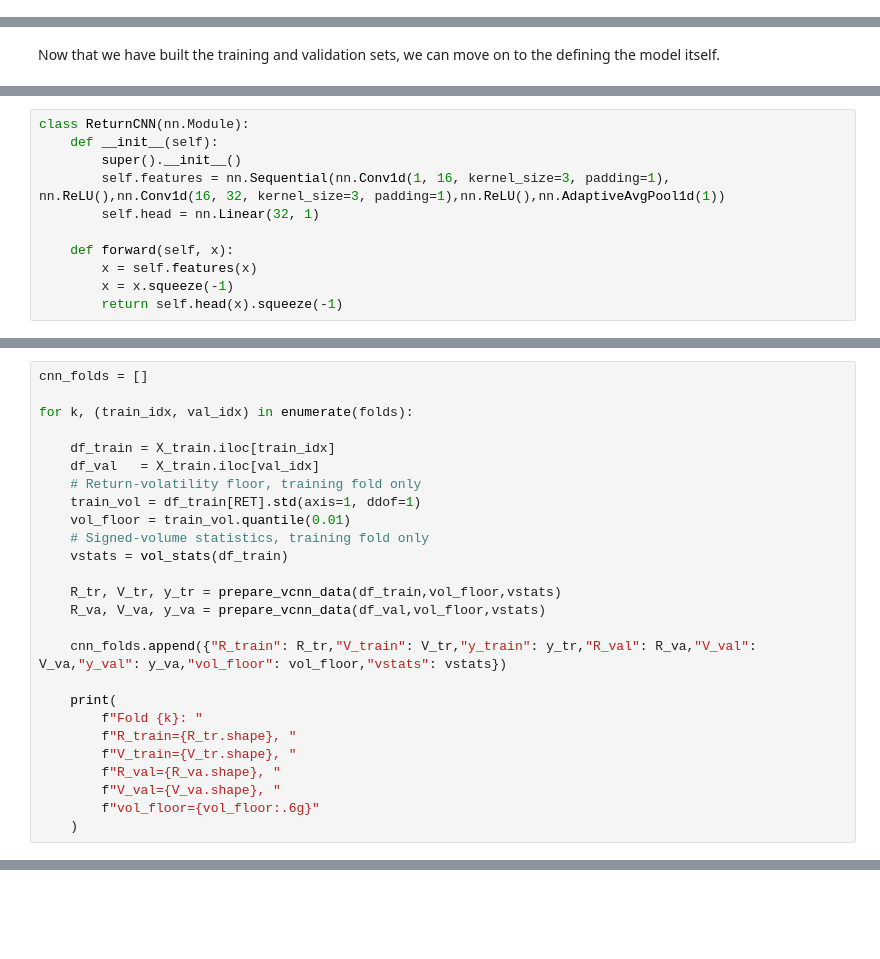
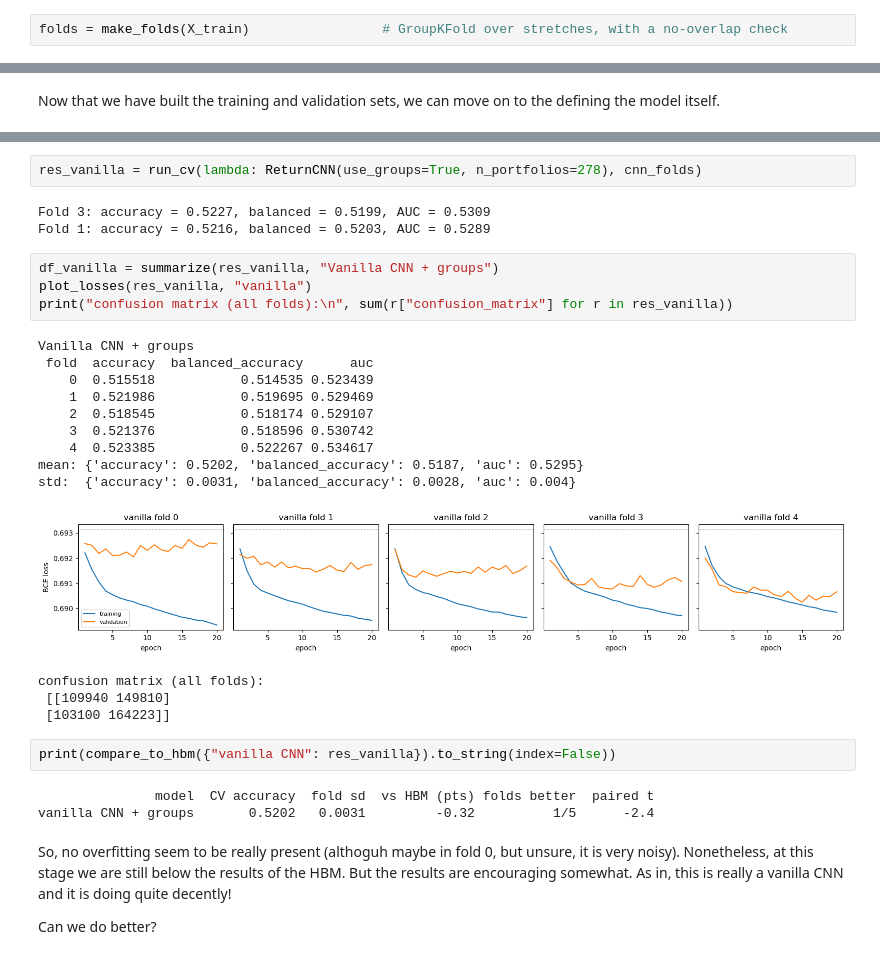
Before and after one commit to MarcoGaloppo/qrt-hierarchical-bayes, a Jupyter notebook: CNNApproach.ipynb, the cells around one changed output, grey strips where cells are left out. Drawn from its saved outputs; the diff is of its cells as text; blank space fills up the shorter version.

Commit message:
CNN test. HBM on top. Better CNN architecture or different approach needed to beat HBM.

```diff
--- a/CNNApproach.ipynb
+++ b/CNNApproach.ipynb
@@ -241,0 +55,2 @@ for k, (train_idx, val_idx) in enumerate(folds):
+# %%
+folds = make_folds(X_train)                 # GroupKFold over stretches, with a no-overlap check
@@ -312,11 +80,0 @@ The choice follwos from the fact that the CNN should be explicitly trained to di
-# %%
-class ReturnCNN(nn.Module):
-    def __init__(self):
-        super().__init__()
-        self.features = nn.Sequential(nn.Conv1d(1, 16, kernel_size=3, padding=1), nn.ReLU(),nn.Conv1d(16, 32, kernel_size=3, padding=1),nn.ReLU(),nn.AdaptiveAvgPool1d(1))
-        self.head = nn.Linear(32, 1)
-
-    def forward(self, x):
-        x = self.features(x)
-        x = x.squeeze(-1)
-        return self.head(x).squeeze(-1)
@@ -785,26 +80,0 @@ class ReturnVolumeCNN(nn.Module):
-# %%
-cnn_folds = []
-
-for k, (train_idx, val_idx) in enumerate(folds):
-
-    df_train = X_train.iloc[train_idx]
-    df_val   = X_train.iloc[val_idx]
-    # Return-volatility floor, training fold only
-    train_vol = df_train[RET].std(axis=1, ddof=1)
-    vol_floor = train_vol.quantile(0.01)
-    # Signed-volume statistics, training fold only
-    vstats = vol_stats(df_train)
-
-    R_tr, V_tr, y_tr = prepare_vcnn_data(df_train,vol_floor,vstats)
-    R_va, V_va, y_va = prepare_vcnn_data(df_val,vol_floor,vstats)
-
-    cnn_folds.append({"R_train": R_tr,"V_train": V_tr,"y_train": y_tr,"R_val": R_va,"V_val": V_va,"y_val": y_va,"vol_floor": vol_floor,"vstats": vstats})
-
-    print(
-        f"Fold {k}: "
-        f"R_train={R_tr.shape}, "
-        f"V_train={V_tr.shape}, "
-        f"R_val={R_va.shape}, "
-        f"V_val={V_va.shape}, "
-        f"vol_floor={vol_floor:.6g}"
-    )
@@ -1148,0 +126,32 @@ plt.show()
+# %%
+res_vanilla = run_cv(lambda: ReturnCNN(use_groups=True, n_portfolios=278), cnn_folds)
+# %% [output]
+Fold 3: accuracy = 0.5227, balanced = 0.5199, AUC = 0.5309
+Fold 1: accuracy = 0.5216, balanced = 0.5203, AUC = 0.5289
+# %%
+df_vanilla = summarize(res_vanilla, "Vanilla CNN + groups")
+plot_losses(res_vanilla, "vanilla")
+print("confusion matrix (all folds):\n", sum(r["confusion_matrix"] for r in res_vanilla))
+# %% [output]
+Vanilla CNN + groups
+ fold  accuracy  balanced_accuracy      auc
+    0  0.515518           0.514535 0.523439
+    1  0.521986           0.519695 0.529469
+    2  0.518545           0.518174 0.529107
+    3  0.521376           0.518596 0.530742
+    4  0.523385           0.522267 0.534617
+mean: {'accuracy': 0.5202, 'balanced_accuracy': 0.5187, 'auc': 0.5295}
+std:  {'accuracy': 0.0031, 'balanced_accuracy': 0.0028, 'auc': 0.004}
+[figure, added]
+confusion matrix (all folds):
+ [[109940 149810]
+ [103100 164223]]
+# %%
+print(compare_to_hbm({"vanilla CNN": res_vanilla}).to_string(index=False))
+# %% [output]
+               model  CV accuracy  fold sd  vs HBM (pts) folds better  paired t
+vanilla CNN + groups       0.5202   0.0031         -0.32          1/5      -2.4
+# %% [markdown]
+So, no overfitting seem to be really present (althoguh maybe in fold 0, but unsure, it is very noisy). Nonetheless, at this stage we are still below the results of the HBM. But the results are encouraging somewhat. As in, this is really a vanilla CNN and it is doing quite decently!
+
+Can we do better?
```
Also changed, not shown: parts of 71 cells of this notebook, 7 other files.
